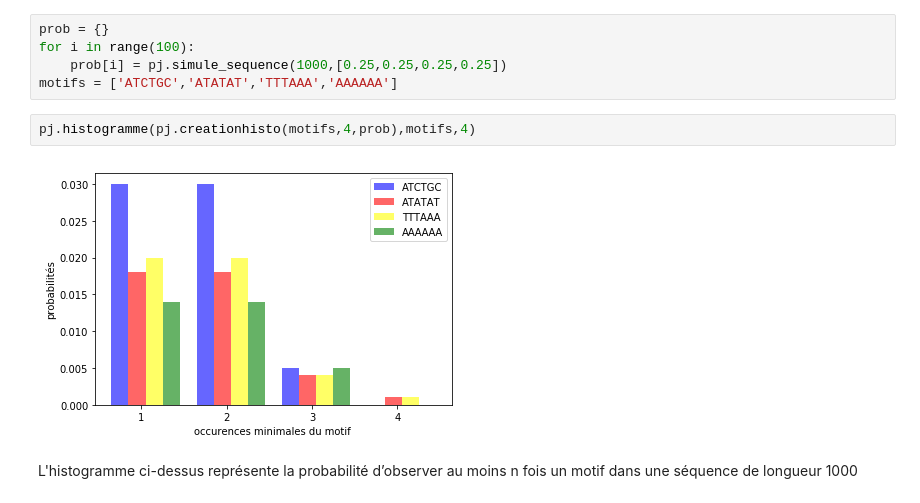
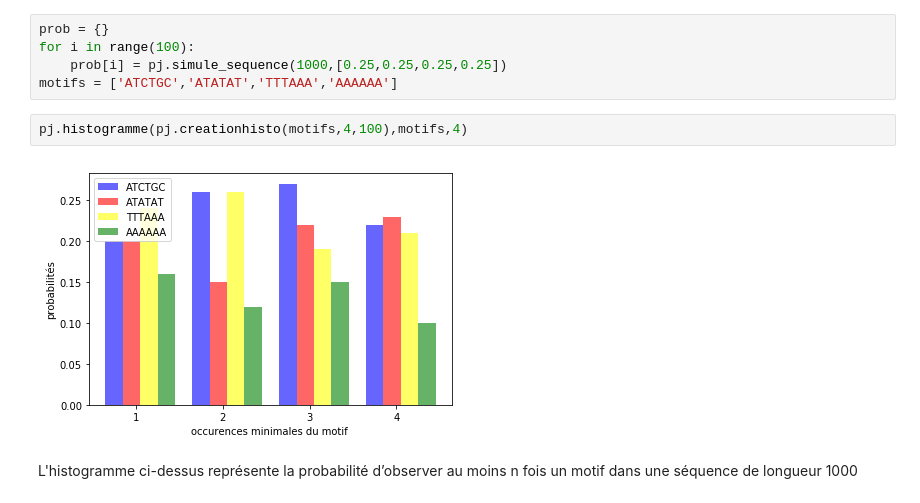
Before and after one commit to ohouens/3i005, a Jupyter notebook: projet_3/Projet3-OHOUENS-FUMERON.ipynb, the cells around one changed output. Drawn from its saved outputs; the diff is of its cells as text.

```diff
--- a/projet_3/Projet3-OHOUENS-FUMERON.ipynb
+++ b/projet_3/Projet3-OHOUENS-FUMERON.ipynb
@@ -105,8 +105,8 @@ for i in range(100):
     prob[i] = pj.simule_sequence(1000,[0.25,0.25,0.25,0.25])
 motifs = ['ATCTGC','ATATAT','TTTAAA','AAAAAA']
 # %%
-pj.histogramme(pj.creationhisto(motifs,4,prob),motifs,4)
+pj.histogramme(pj.creationhisto(motifs,4,100),motifs,4)
 # %% [output]
-[figure, old version]
+[figure, new version]
 # %% [markdown]
 L'histogramme ci-dessus représente la probabilité d’observer au moins n fois un motif dans une séquence de longueur 1000
```
Also changed, not shown: parts of 3 cells of this notebook, 1 other file.
